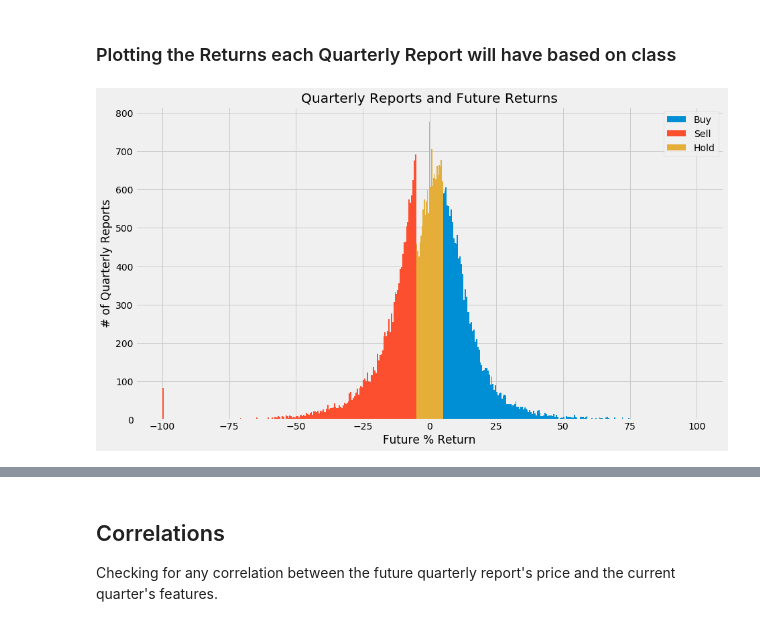
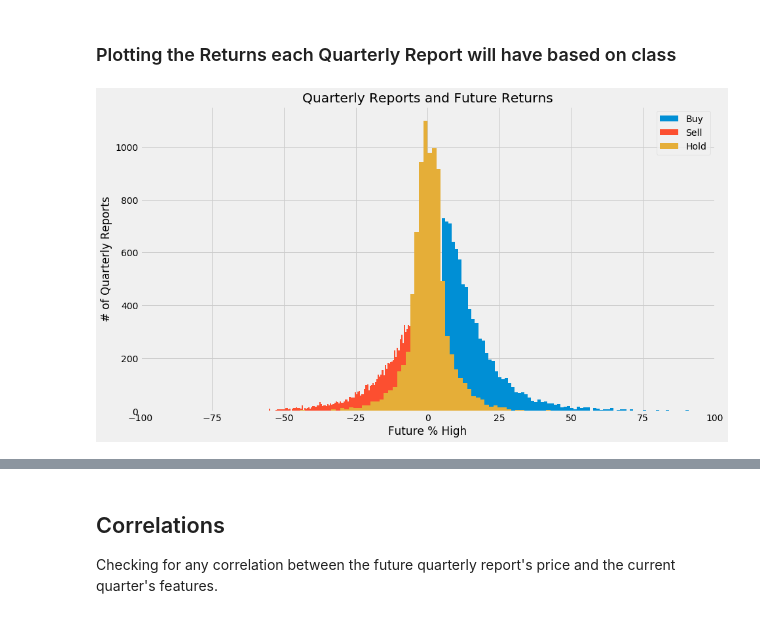
Before and after one commit to marcosan93/Stock-Analyzer, a Jupyter notebook: Classification/Exploring_Data.ipynb, the cells around one changed output, grey strips where cells are left out. Drawn from its saved outputs; the diff is of its cells as text; code cells hidden in the pictures.

```diff
--- a/Classification/Exploring_Data.ipynb
+++ b/Classification/Exploring_Data.ipynb
@@ -44,17 +44,18 @@ plt.show()
 # %%
 plt.figure(figsize=(14,8))
 plt.style.use('fivethirtyeight')
 
 # Plotting the distribution of each DF's Future % return
-buy_df[buy_df['Future % Return']<=100]['Future % Return'].hist(bins=200, label='Buy')
-sell_df['Future % Return'].hist(bins=200, label='Sell')
-hold_df['Future % Return'].hist(bins=25, label='Hold')
+buy_df[buy_df['Future % High']<=1000]['Future % High'].hist(bins=800, label='Buy')
+sell_df['Future % High'].hist(bins=200, label='Sell')
+hold_df['Future % High'].hist(bins=200, label='Hold')
 
 
 plt.title("Quarterly Reports and Future Returns")
 plt.ylabel("# of Quarterly Reports")
-plt.xlabel("Future % Return")
+plt.xlabel("Future % High")
+plt.xlim([-100, 100])
 plt.legend()
 plt.show()
 # %% [output]
-[figure, old version]
+[figure, new version]
```
Also changed, not shown: parts of 22 cells of this notebook, 10 other files.
